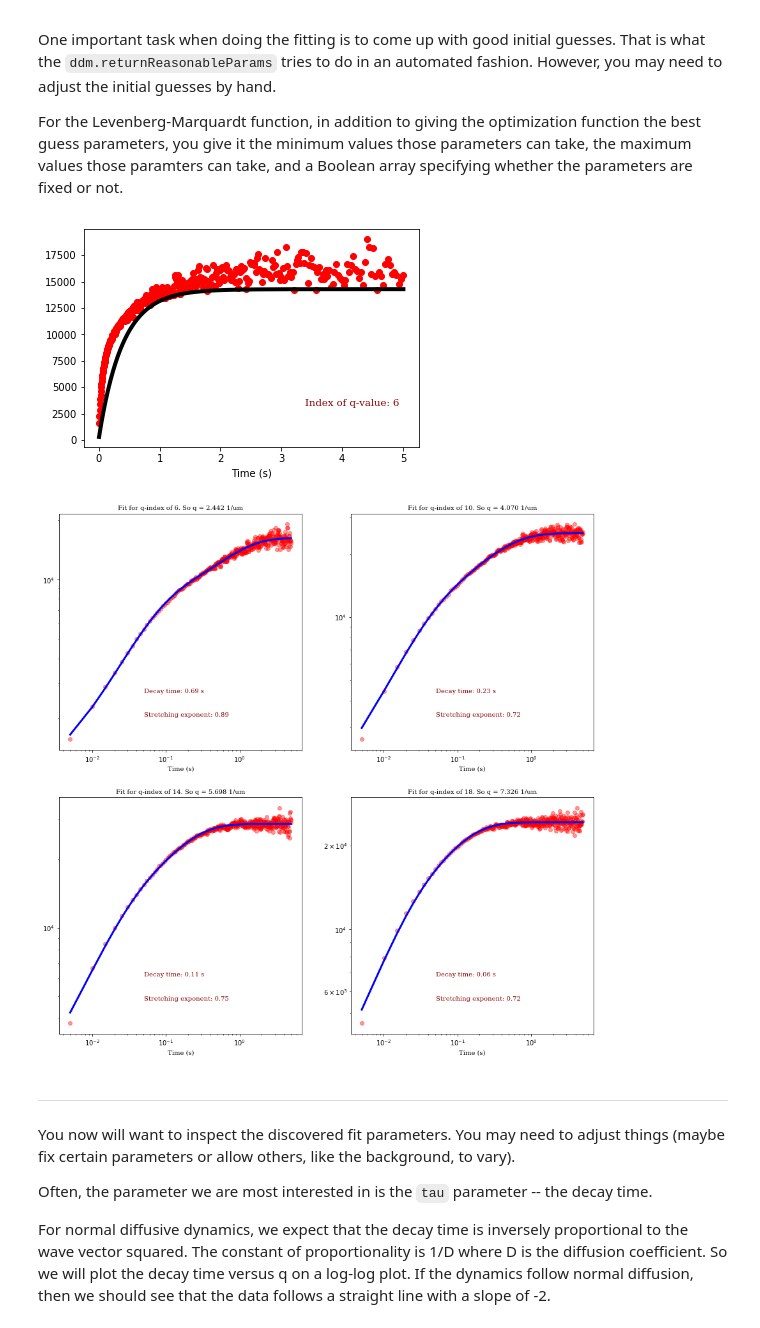
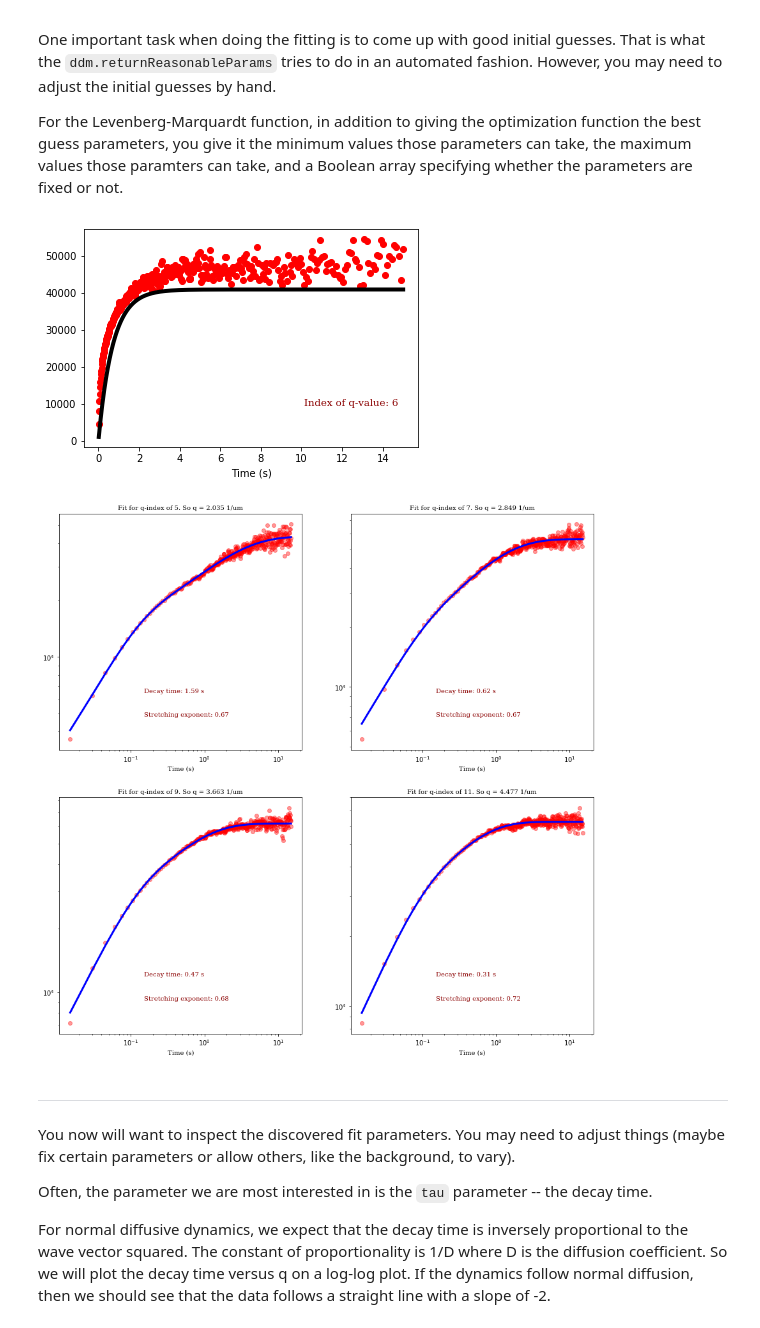
Before and after one commit to rmcgorty/Differential-Dynamic-Microscopy---Python, a Jupyter notebook: DDM - attempting capillary wave analysis.ipynb, the cells around one changed output. Cells and saved outputs as stored; diff of their text form; code cells hidden in the pictures.

```diff
--- a/DDM - attempting capillary wave analysis.ipynb
+++ b/DDM - attempting capillary wave analysis.ipynb
@@ -83,8 +101,8 @@ f.close()
 ---------------------------------
 Since the `getFFTDiffsAtTimes` function can take several minutes (or even hours) to run if the images are large and if we find the image structure function at many lag times, it is best to always save the output to that function. That way, if you want to come back and do more analysis, you just load the saved image structure functions. Loading that saved file is done with the function `pickle.load`.
 # %%
-data_dir = "Z:\\2018-06-01_PNIPAM-Xan_Interface\\images_60x_1x1_5msExp_3\\"
-data_file = "images_60x_1x1_5msExp_3_MMStack_Pos0.ome.tif"
+data_dir = "Z:\\2018-06-01_PNIPAM-Xan_Interface\\images_60x_1x1_15msExp_2\\"
+data_file = "images_60x_1x1_15msExp_2_MMStack_Pos0.ome.tif"
 
 f = open(data_dir + data_file[:-4]+"_1_256x256_FFTDIFFS_dts_ravs.p",'rb')
 p_data = pickle.load(f)
@@ -109,5 +127,5 @@ plt.ylabel("Delay times");
 # %%
-fps = 199.3 #The frame rate the video data was recorded at
+fps = 66.5 #The frame rate the video data was recorded at
 times = dts/fps #Create the list of delay times in units of seconds
 q = np.arange(0,(numPixels/2))*2*np.pi*(1./(numPixels*0.0603)) #Convert the spatial frequencies to wave vectors
 # %%
@@ -150,7 +168,7 @@ plt.text(0.8, 0.2, 'Index of q-value: %i' % q_index, horizontalalignment='center
            transform=ax.transAxes, fontdict=font_plt)
 plt.xlabel('Time (s)');
 # %% [output]
-[figure, old version]
+[figure, new version]
 # %%
 def two_rounds_fitting(data, times, these_start_params = None):
     '''
@@ -159,7 +177,7 @@ def two_rounds_fitting(data, times, these_start_params = None):
         https://docs.scipy.org/doc/scipy/reference/generated/scipy.optimize.leastsq.html
     Then, it uses the Levenberg-Marquardt method with the mpfit module.
     '''
-    pars,minp,maxp,lmin,lmax,fix = ddm.returnReasonableParams(d=data, bg=905, double=True, fps=1./times[0])
+    pars,minp,maxp,lmin,lmax,fix = ddm.returnReasonableParams(d=data, bg=1000, double=True, fps=1./times[0])
     #Paramters:
     # Amplitude-0, TimeConst-1, Background-2, Alpha (strtching exp), (... same for second exp..))
 
@@ -197,34 +215,34 @@ def two_rounds_fitting(data, times, these_start_params = None):
                     newPars[i] = maxp[i]*0.9
                 elif newPars[i]<minp[i]:
                     newPars[i] = minp[i]*1.1
             else:
                 newPars[i] = minp[i]*1.1
 
     #Now use the Levenberg-Marquardt function. It returns the optimized paramters (fitparamsB), the
     #  best fit (theoryB), any error codes, and the chi-squared value (the sum of squares of the error)
     fitparamsB, theoryB, errCodeB, chi2B = ddm.newFit(data,times,newPars,minp,maxp,lmin,lmax,fix,
                                                       logfit=True,quiet=True,factor=0.8)
 
     return fitparamsB, theoryB, chi2B
 
 plt.figure(figsize=(15,15)) #Create figure of size 15x15 (inches)
 
 #Loop over four different q-values to do the fit
-qs_to_see = [6,10,14,18]
+qs_to_see = [5,7,9,11]
 for i,q_index in enumerate(qs_to_see):
     fitparamsB, theoryB, chi2B = two_rounds_fitting(ravs[:,q_index], times)
     ax = plt.subplot(2,2,i+1) #creating 4 subplots in a 2x2 grid
     ax.loglog(times,ravs[:,q_index],'ro',alpha=0.4)
     ax.plot(times, theoryB, '-b',lw=3)
     ax.text(0.35,0.25,'Decay time: %.2f s' % fitparamsB[1],
             fontdict=font_plt,horizontalalignment='left',
             verticalalignment='center', transform=ax.transAxes)
     ax.text(0.35,0.15,'Stretching exponent: %.2f' % fitparamsB[3],
             fontdict=font_plt,horizontalalignment='left',
             verticalalignment='center', transform=ax.transAxes)
     ax.set_xlabel("Time (s)", fontdict=font_plt_ax)
     ax.set_title("Fit for q-index of %i. So q = %.3f 1/um" % (q_index, q[q_index]), fontdict=font_plt_ax)
 # %% [output]
-[figure, old version]
+[figure, new version]
 # %%
 #Now, we'll do that fit for *all* q-values
```
Also changed, not shown: parts of 5 cells of this notebook.
